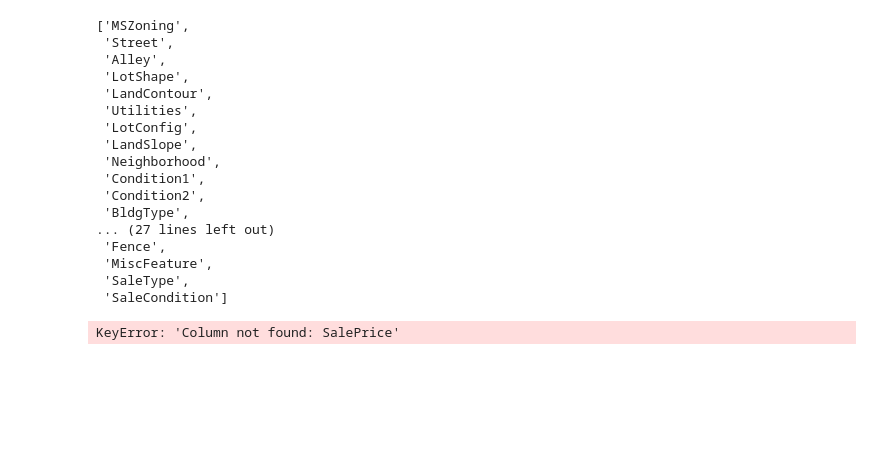
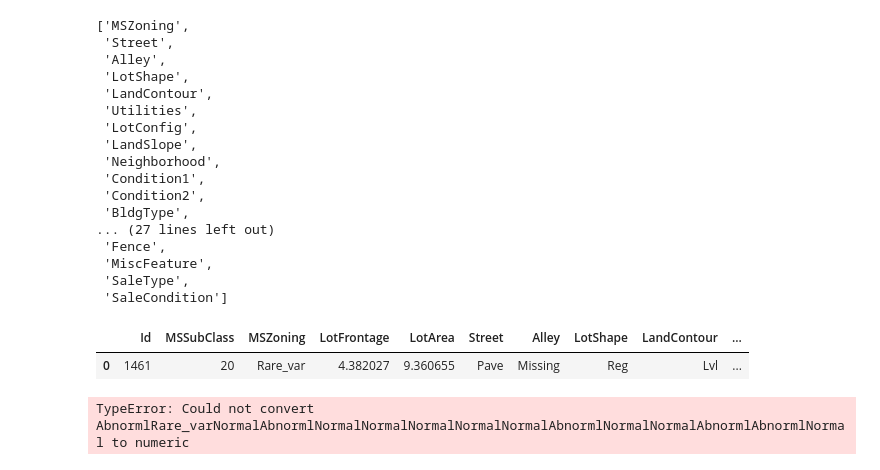
Before and after one commit to atanu-1991/EDA-Advance-House-Price-Prediction-, a Jupyter notebook: Feature Engineering(Advance House Price Prediction)[Test Data].ipynb, the cells around one changed output. Cells and saved outputs as stored; diff of their text form; code cells hidden in the pictures; blank space fills up the shorter version.

```diff
--- a/Feature Engineering(Advance House Price Prediction)[Test Data].ipynb
+++ b/Feature Engineering(Advance House Price Prediction)[Test Data].ipynb
@@ -7,8 +7,8 @@ import matplotlib.pyplot as plt
 # To visible all the columns in the DataFrame
 pd.pandas.set_option('display.max_columns',None)
 # %%
-dataset_test = pd.read_csv('test.csv')
-dataset_test
+dataset = pd.read_csv('test.csv')
+dataset
 # %% [output]
 |  | Id | MSSubClass | MSZoning | LotFrontage | LotArea | Street | Alley | LotShape | LandContour | ... |
 | 0 | 1461 | 20 | RH | 80.0 | 11622 | Pave | NaN | Reg | Lvl | ... |
@@ -146,6 +92,6 @@ memory usage: 1.8+ MB
 # %%
 ## Now lets check for numerical features that contains missing values
-numerical_features_nan=[feature for feature in dataset_final.columns if dataset_final[feature].isnull().sum()>1 and dataset_final[feature].dtypes != 'O']
+numerical_features_nan=[feature for feature in dataset.columns if dataset[feature].isnull().sum()>1 and dataset[feature].dtypes != 'O']
 
 ## We will print the numerical nan features and percentage of missing values
 for feature in numerical_features_nan:
@@ -251,9 +196,18 @@ categorical_feature
  'SaleCondition']
 # %%
 for feature in categorical_feature:
-    temp=dataset.groupby(feature)['SalePrice'].count()/len(dataset)
+    temp=dataset.groupby(feature)['SaleCondition'].count()/len(dataset)
     temp_df=temp[temp>0.01].index
-#     dataset[feature]=np.where(dataset[feature].isin(temp_df),dataset[feature],'Rare_var')
-    temp_df
+    dataset[feature]=np.where(dataset[feature].isin(temp_df),dataset[feature],'Rare_var')
-# %% [output]
-KeyError: 'Column not found: SalePrice'
+# %%
+dataset.head(1)
+# %% [output]
+|  | Id | MSSubClass | MSZoning | LotFrontage | LotArea | Street | Alley | LotShape | LandContour | ... |
+| 0 | 1461 | 20 | Rare_var | 4.382027 | 9.360655 | Pave | Missing | Reg | Lvl | ... |
+# %%
+for feature in categorical_feature:
+    labels_ordered = dataset.groupby([feature])['SaleCondition'].mean().sort_values().index
+    labels_ordered = {k:i for i,k in enumerate(labels_ordered,0)}
+    dataset[feature]=dataset[feature].map(labels_ordered)
+# %% [output]
+TypeError: Could not convert AbnormlRare_varNormalAbnormlNormalNormalNormalNormalNormalAbnormlNormalNormalAbnormlAbnormlNormal to numeric
```
Also changed, not shown: parts of 4 cells of this notebook.
